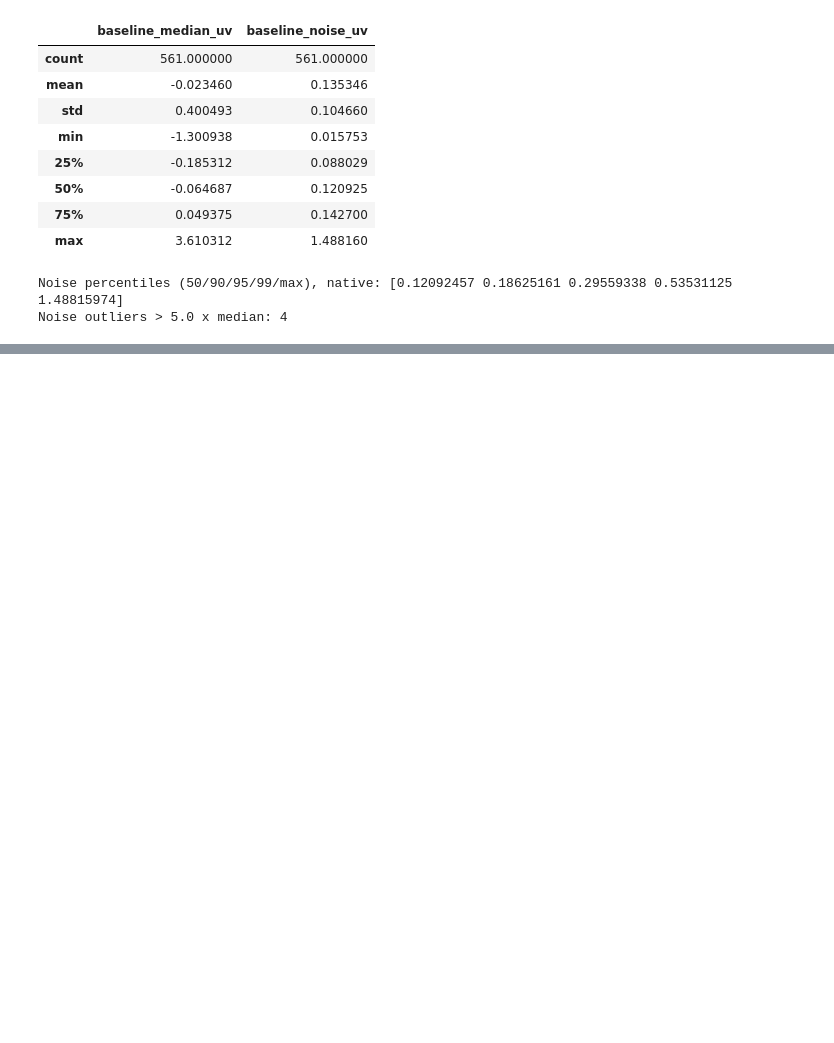
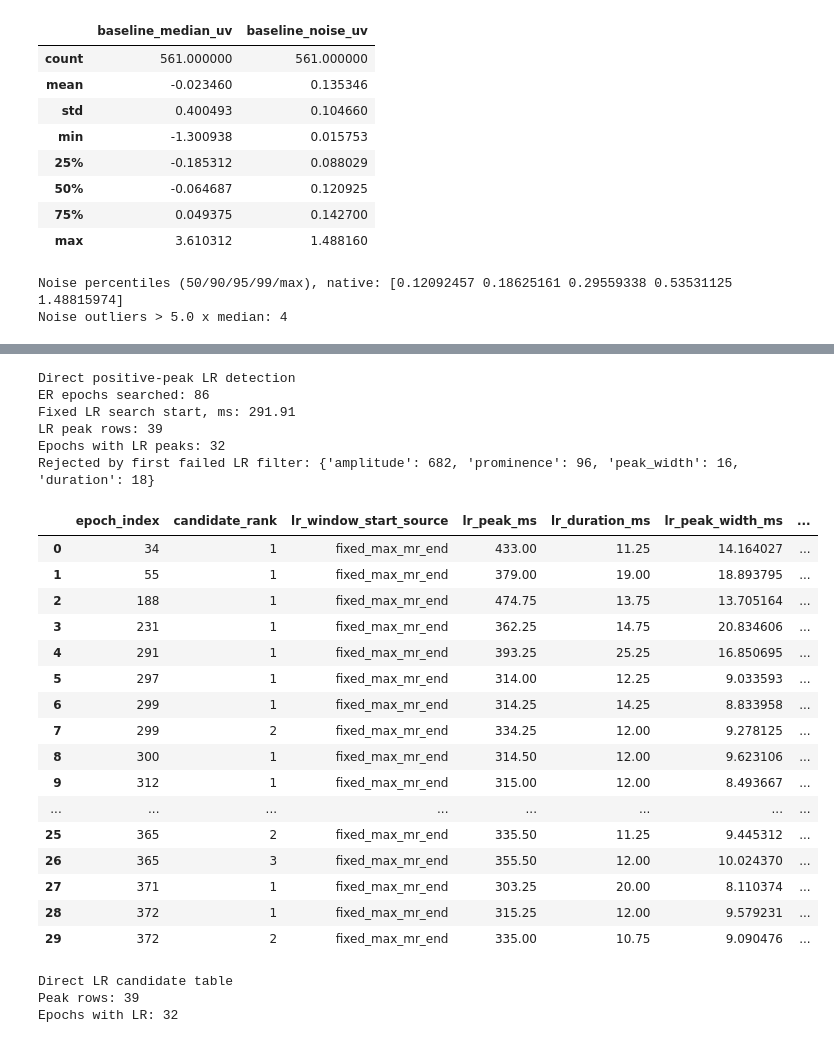
Before and after one commit to violaxanthin/emg-lr-segmentation, a Jupyter notebook: notebooks/emg_lr_segmentation_mat.ipynb, the cells around one changed output, grey strips where cells are left out. Cells and saved outputs as stored; diff of their text form; code cells hidden in the pictures; blank space fills up the shorter version.

Commit message:
modified lr detection and final plots

```diff
--- a/notebooks/emg_lr_segmentation_mat.ipynb
+++ b/notebooks/emg_lr_segmentation_mat.ipynb
@@ -1172,17 +1227,19 @@ print("Output:", mr_annotation_path)
 need("er_df", "epochs_data_uv", "times_ms", "find_peaks")
 
 # 5th–95th percentile calibration from 134 manually retained LR_auto spans.
-lr_peak_noise_k = 1.52
-lr_prominence_noise_k = 1.04
-lr_min_peak_width_ms = 5.0
+lr_peak_noise_k = 2.5
+lr_prominence_noise_k = 2.0
+lr_min_peak_width_ms = 8.0
 lr_max_peak_width_ms = 26.3
-lr_min_duration_ms = 6.5
+lr_min_duration_ms = 10.0
 lr_max_duration_ms = 42.2
+lr_min_peak_distance_ms = 10.0
 # Peaks retained in the same epoch must be similar to the strongest peak.
 lr_peak_similarity_tolerance = 0.25  # ±25% amplitude and half-height width
 lr_max_peaks_per_epoch = 3
 
 dt_ms = float(np.median(np.diff(times_ms)))
+lr_min_peak_distance_samples = max(1, int(round(lr_min_peak_distance_ms / dt_ms)))
 baseline_by_epoch = er_df.set_index("epoch_index")["baseline_median_uv"].reindex(
     np.arange(len(epochs_data_uv)),
 ).to_numpy()
@@ -1228,7 +1285,9 @@ def detect_lr_positive_peaks(epoch_idx, signal, row):
         return []
 
     segment = signal[i0:i1 + 1]
-    local_peaks, properties = find_peaks(segment, prominence=0)
+    local_peaks, properties = find_peaks(
+        segment, prominence=0, distance=lr_min_peak_distance_samples,
+    )
     candidates = []
     er_p2p = as_float(row.get("er_p2p_uv", np.nan))
     for order, local_peak in enumerate(local_peaks):
@@ -1296,33 +1355,57 @@ lr_candidate_cols = [
     "epoch_index", "stim_time_s", "method", "candidate_rank",
     "lr_window_start_ms", "lr_window_end_ms", "lr_window_start_source",
     "lr_wave_start_ms", "lr_wave_end_ms", "lr_duration_ms", "lr_peak_width_ms",
     "lr_start_ms", "lr_peak_ms", "lr_end_ms", "lr_p2p_uv", "lr_peak_uv",
     "lr_prominence_uv", "lr_ratio", "lr_noise_ratio", "lr_peak_noise_ratio",
     "lr_prominence_noise_ratio", "lr_polarity", "baseline_noise_uv",
     "lr_effective_noise_uv", "er_p2p_uv",
 ]
 raw_lr_rows = [
     candidate
     for _, row in er_df.iterrows()
     for epoch_idx in [int(row["epoch_index"])]
     if 0 <= epoch_idx < len(epochs_centered_uv)
     for candidate in detect_lr_positive_peaks(epoch_idx, epochs_centered_uv[epoch_idx], row)
 ]
 lr_candidates_raw_df = pd.DataFrame(raw_lr_rows, columns=lr_candidate_cols)
 lr_candidate_sensitive = set(lr_candidates_raw_df["epoch_index"].astype(int)) if len(lr_candidates_raw_df) else set()
 
 print("Direct positive-peak LR detection")
 print("ER epochs searched:", int(er_df["er_found"].sum()))
 print("Fixed LR search start, ms:", lr_fixed_start_ms)
 print("LR peak rows:", len(lr_candidates_raw_df))
 print("Epochs with LR peaks:", len(lr_candidate_sensitive))
 print("Rejected by first failed LR filter:", lr_rejection_counts)
 if len(lr_candidates_raw_df):
     display(lr_candidates_raw_df[[
         "epoch_index", "candidate_rank", "lr_window_start_source", "lr_peak_ms",
         "lr_duration_ms", "lr_peak_width_ms", "lr_peak_uv",
         "lr_noise_ratio", "lr_prominence_noise_ratio",
     ]].head(30))
+# %% [output]
+Direct positive-peak LR detection
+ER epochs searched: 86
+Fixed LR search start, ms: 291.91
+LR peak rows: 39
+Epochs with LR peaks: 32
+Rejected by first failed LR filter: {'amplitude': 682, 'prominence': 96, 'peak_width': 16, 'duration': 18}
+|  | epoch_index | candidate_rank | lr_window_start_source | lr_peak_ms | lr_duration_ms | lr_peak_width_ms | ... |
+| 0 | 34 | 1 | fixed_max_mr_end | 433.00 | 11.25 | 14.164027 | ... |
+| 1 | 55 | 1 | fixed_max_mr_end | 379.00 | 19.00 | 18.893795 | ... |
+| 2 | 188 | 1 | fixed_max_mr_end | 474.75 | 13.75 | 13.705164 | ... |
+| 3 | 231 | 1 | fixed_max_mr_end | 362.25 | 14.75 | 20.834606 | ... |
+| 4 | 291 | 1 | fixed_max_mr_end | 393.25 | 25.25 | 16.850695 | ... |
+| 5 | 297 | 1 | fixed_max_mr_end | 314.00 | 12.25 | 9.033593 | ... |
+| 6 | 299 | 1 | fixed_max_mr_end | 314.25 | 14.25 | 8.833958 | ... |
+| 7 | 299 | 2 | fixed_max_mr_end | 334.25 | 12.00 | 9.278125 | ... |
+| 8 | 300 | 1 | fixed_max_mr_end | 314.50 | 12.00 | 9.623106 | ... |
+| 9 | 312 | 1 | fixed_max_mr_end | 315.00 | 12.00 | 8.493667 | ... |
+| ... | ... | ... | ... | ... | ... | ... | ... |
+| 25 | 365 | 2 | fixed_max_mr_end | 335.50 | 11.25 | 9.445312 | ... |
+| 26 | 365 | 3 | fixed_max_mr_end | 355.50 | 12.00 | 10.024370 | ... |
+| 27 | 371 | 1 | fixed_max_mr_end | 303.25 | 20.00 | 8.110374 | ... |
+| 28 | 372 | 1 | fixed_max_mr_end | 315.25 | 12.00 | 9.579231 | ... |
+| 29 | 372 | 2 | fixed_max_mr_end | 335.00 | 10.75 | 9.090476 | ... |
 # %%
 # Проверка первичного LR
 
@@ -1452,6 +1535,10 @@ for slot in [1, 2, 3]:
 print("Direct LR candidate table")
 print("Peak rows:", len(lr_candidates_raw_df))
 print("Epochs with LR:", int((lr_candidates_df["n_lr"] > 0).sum()))
+# %% [output]
+Direct LR candidate table
+Peak rows: 39
+Epochs with LR: 32
 # %%
 # Проверка прямых LR-кандидатов
 
```
Also changed, not shown: parts of 11 cells of this notebook.
